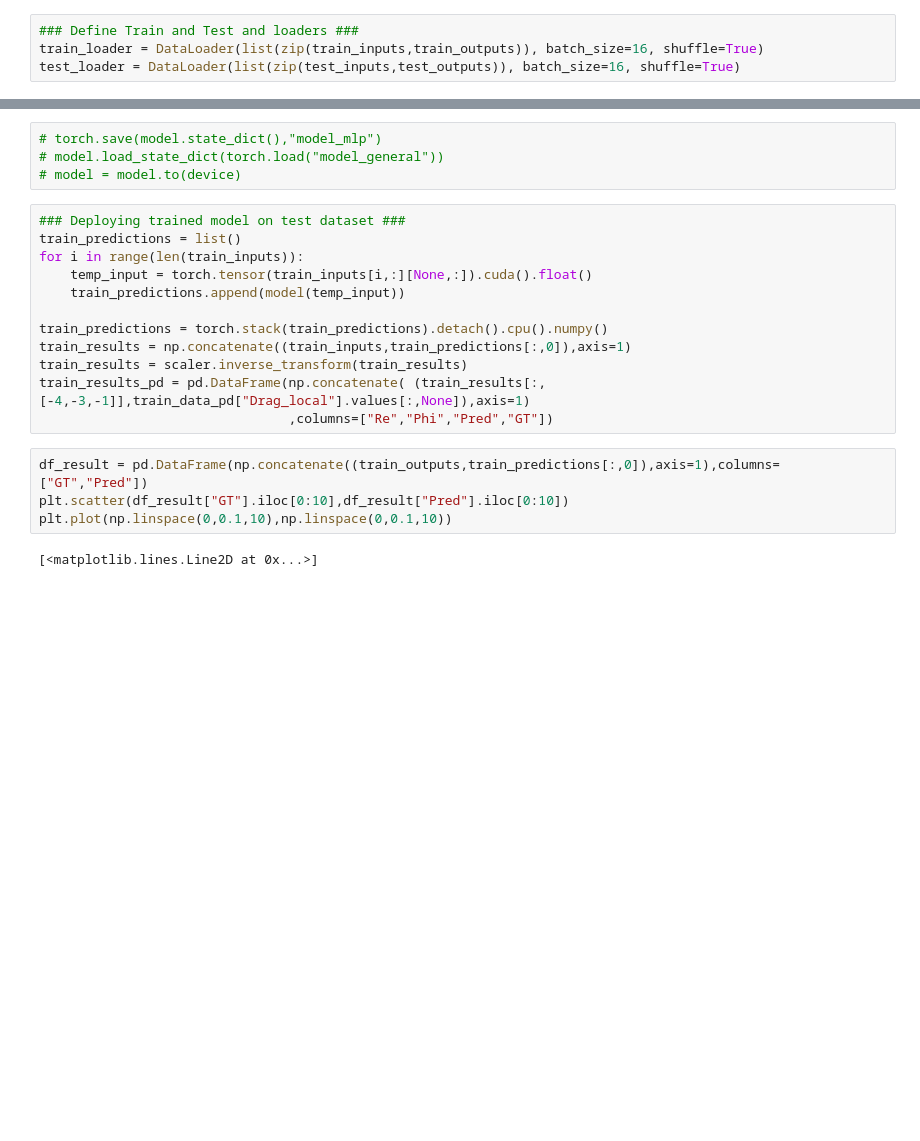
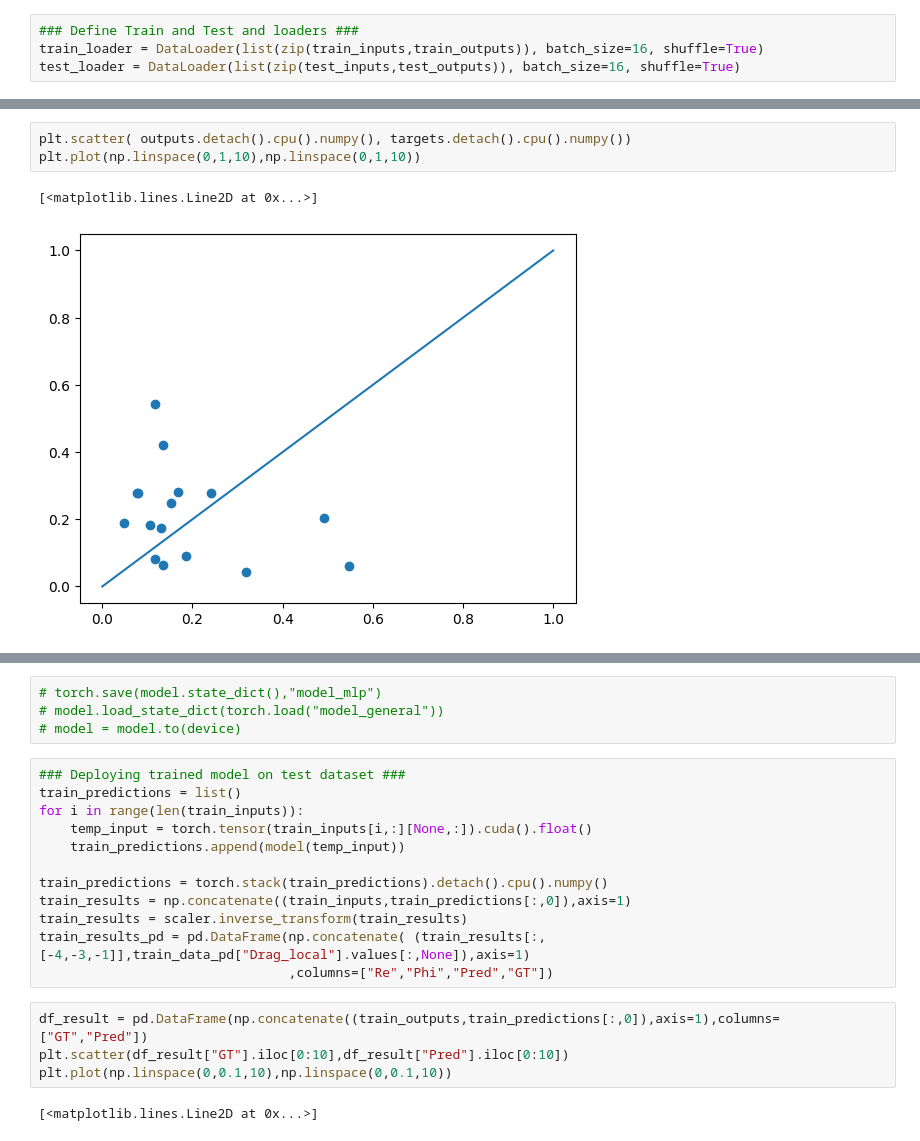
Before and after one commit to neilashwinraj/GNN, a Jupyter notebook: MLP_15_nearest.ipynb, the cells around one changed output, grey strips where cells are left out. Cells and saved outputs as stored; diff of their text form; blank space fills up the shorter version.

```diff
--- a/MLP_15_nearest.ipynb
+++ b/MLP_15_nearest.ipynb
@@ -410,3 +399,9 @@ Training has completed
+# %%
+plt.scatter( outputs.detach().cpu().numpy(), targets.detach().cpu().numpy())
+plt.plot(np.linspace(0,1,10),np.linspace(0,1,10))
+# %% [output]
+[<matplotlib.lines.Line2D at 0x...>]
+[figure, added]
 # %%
 import matplotlib.pyplot as plt
 plt.semilogy(epoch_loss_train)
```
Also changed, not shown: parts of 25 cells of this notebook, 3 other files.
